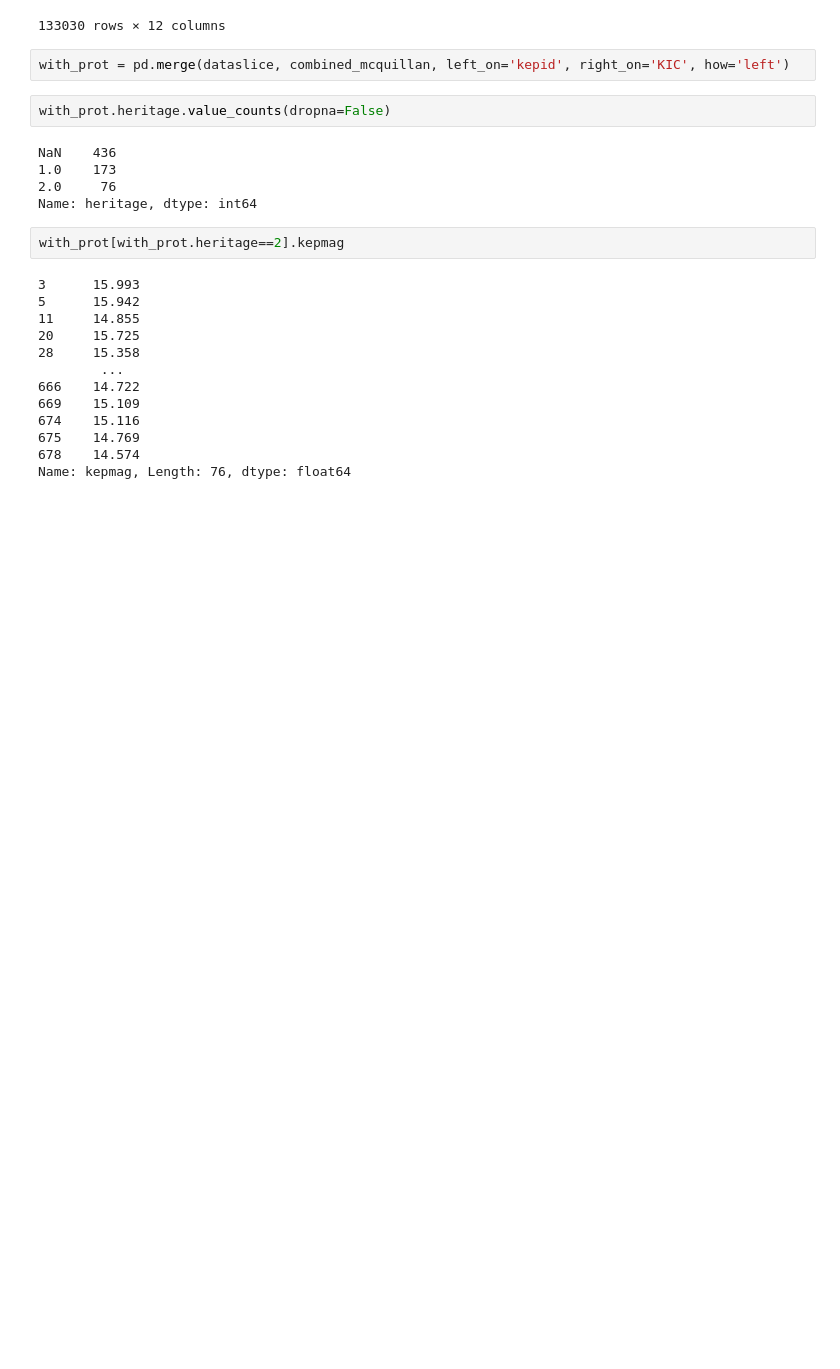
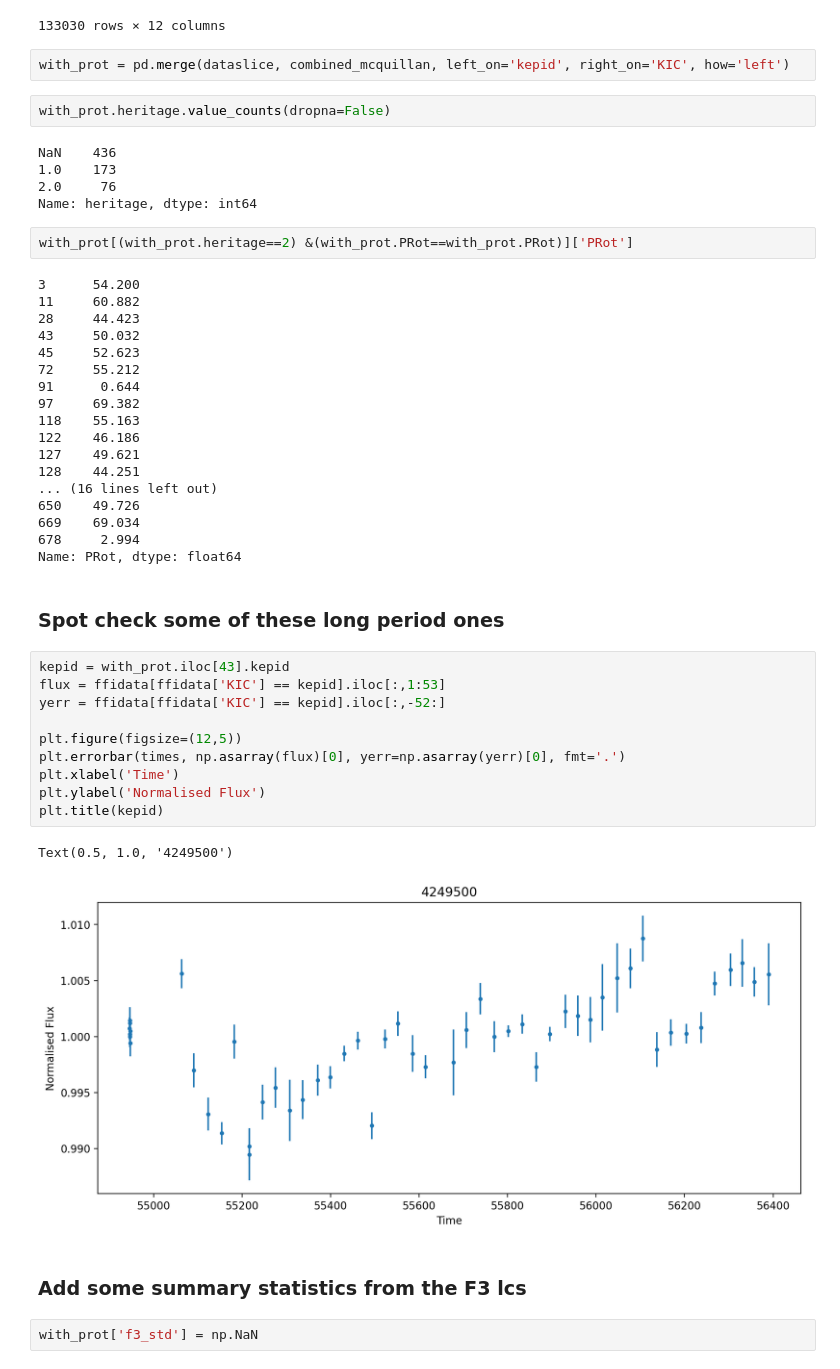
Before and after one commit to benmontet/wilson, a Jupyter notebook: notebooks/01_sample_selection/01_sample_selection_m_dwarfs.ipynb, the cells around one changed output. Saved outputs shown, nothing was run; the diff lists cells and outputs as text; blank space fills up the shorter version.

```diff
--- a/notebooks/01_sample_selection/01_sample_selection_m_dwarfs.ipynb
+++ b/notebooks/01_sample_selection/01_sample_selection_m_dwarfs.ipynb
@@ -123,17 +121,41 @@ NaN    436
 2.0     76
 Name: heritage, dtype: int64
 # %%
-with_prot[with_prot.heritage==2].kepmag
+with_prot[(with_prot.heritage==2) &(with_prot.PRot==with_prot.PRot)]['PRot']
 # %% [output]
-3      15.993
-5      15.942
-11     14.855
-20     15.725
-28     15.358
-        ...
-666    14.722
-669    15.109
-674    15.116
-675    14.769
-678    14.574
-Name: kepmag, Length: 76, dtype: float64
+3      54.200
+11     60.882
+28     44.423
+43     50.032
+45     52.623
+72     55.212
+91      0.644
+97     69.382
+118    55.163
+122    46.186
+127    49.621
+128    44.251
+... (16 lines left out)
+650    49.726
+669    69.034
+678     2.994
+Name: PRot, dtype: float64
+# %% [markdown]
+### Spot check some of these long period ones
+# %%
+kepid = with_prot.iloc[43].kepid
+flux = ffidata[ffidata['KIC'] == kepid].iloc[:,1:53]
+yerr = ffidata[ffidata['KIC'] == kepid].iloc[:,-52:]
+
+plt.figure(figsize=(12,5))
+plt.errorbar(times, np.asarray(flux)[0], yerr=np.asarray(yerr)[0], fmt='.')
+plt.xlabel('Time')
+plt.ylabel('Normalised Flux')
+plt.title(kepid)
+# %% [output]
+Text(0.5, 1.0, '4249500')
+[figure, added]
+# %% [markdown]
+### Add some summary statistics from the F3 lcs
+# %%
+with_prot['f3_std'] = np.NaN
```
Also changed, not shown: parts of 23 cells of this notebook.
